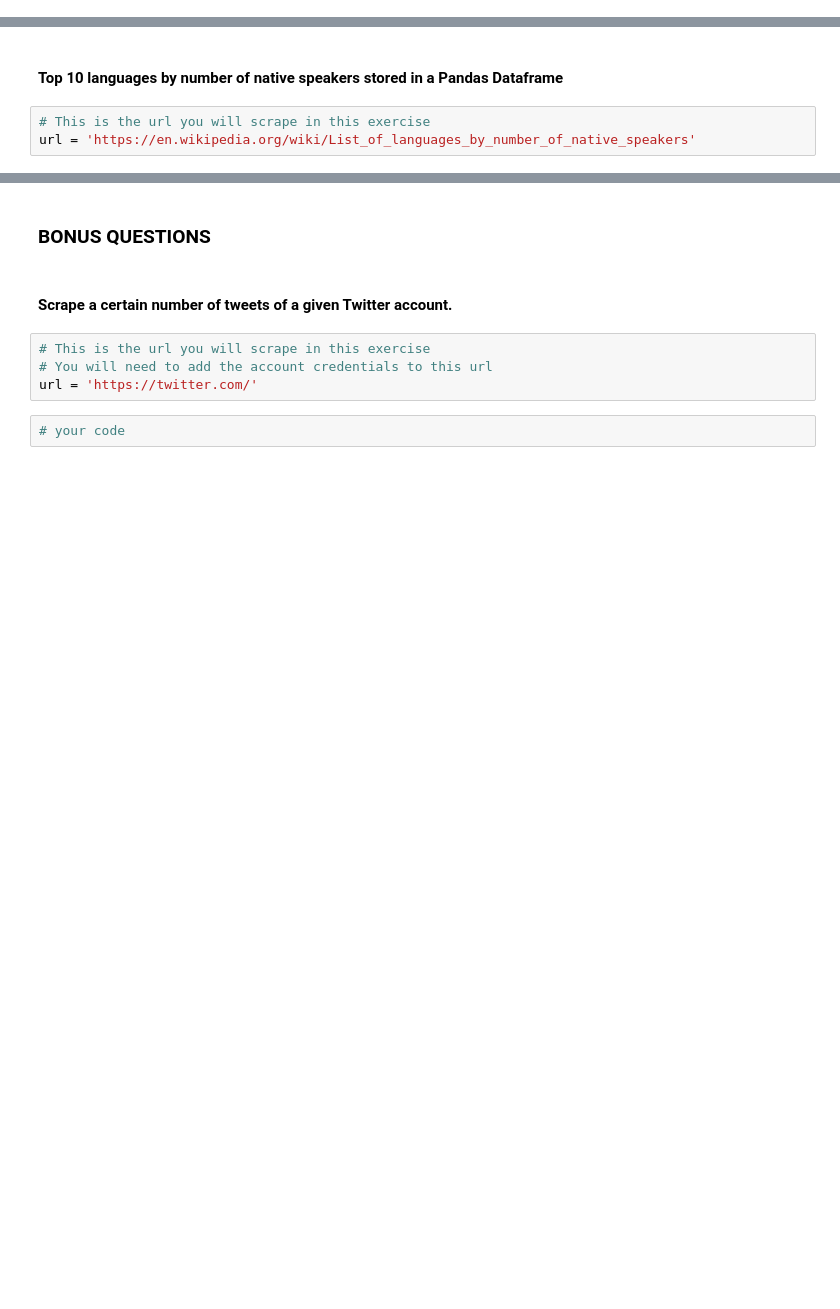
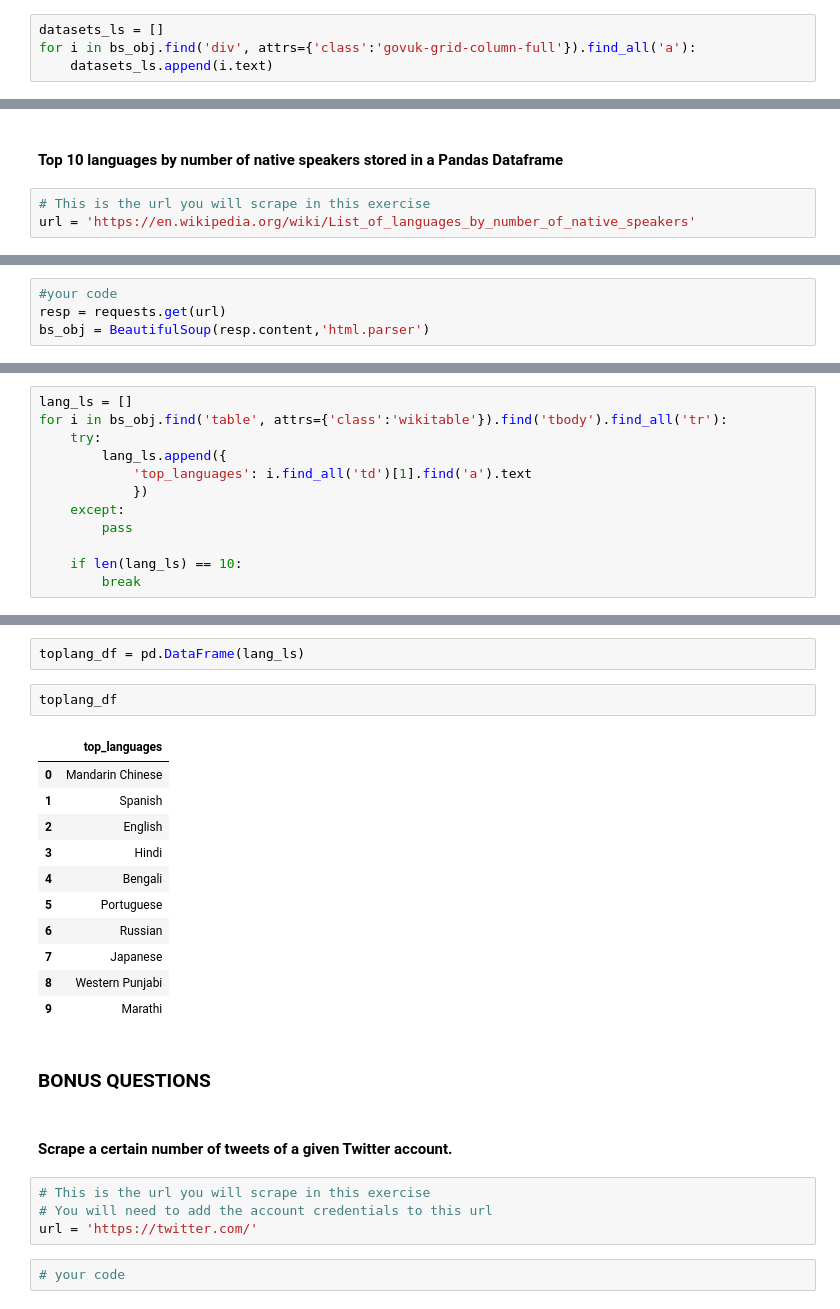
Before and after one commit to ironhack-bcn-data-pt/18-lab-web-scraping, a Jupyter notebook: your-code/main.ipynb, the cells around one changed output, grey strips where cells are left out. Drawn from its saved outputs; the diff is of its cells as text; blank space fills up the shorter version.

```diff
--- a/your-code/main.ipynb
+++ b/your-code/main.ipynb
@@ -437,0 +519,4 @@ url = 'https://data.gov.uk/'
+# %%
+datasets_ls = []
+for i in bs_obj.find('div', attrs={'class':'govuk-grid-column-full'}).find_all('a'):
+    datasets_ls.append(i.text)
@@ -444,0 +545,4 @@ url = 'https://en.wikipedia.org/wiki/List_of_languages_by_number_of_native_speak
+# %%
+#your code
+resp = requests.get(url)
+bs_obj = BeautifulSoup(resp.content,'html.parser')
@@ -444,0 +569,12 @@ url = 'https://en.wikipedia.org/wiki/List_of_languages_by_number_of_native_speak
+# %%
+lang_ls = []
+for i in bs_obj.find('table', attrs={'class':'wikitable'}).find('tbody').find_all('tr'):
+    try:
+        lang_ls.append({
+            'top_languages': i.find_all('td')[1].find('a').text
+            })
+    except:
+        pass
+
+    if len(lang_ls) == 10:
+        break
@@ -445,3 +594,19 @@ url = 'https://en.wikipedia.org/wiki/List_of_languages_by_number_of_native_speak
+# %%
+toplang_df = pd.DataFrame(lang_ls)
+# %%
+toplang_df
+# %% [output]
+|  | top_languages |
+| 0 | Mandarin Chinese |
+| 1 | Spanish |
+| 2 | English |
+| 3 | Hindi |
+| 4 | Bengali |
+| 5 | Portuguese |
+| 6 | Russian |
+| 7 | Japanese |
+| 8 | Western Punjabi |
+| 9 | Marathi |
 # %% [markdown]
 ### BONUS QUESTIONS
 # %% [markdown]
```
Also changed, not shown: parts of 22 cells of this notebook.
